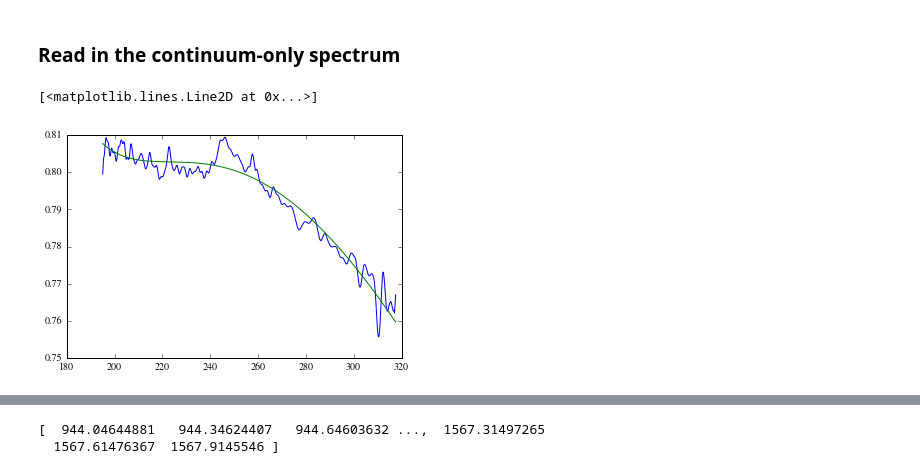
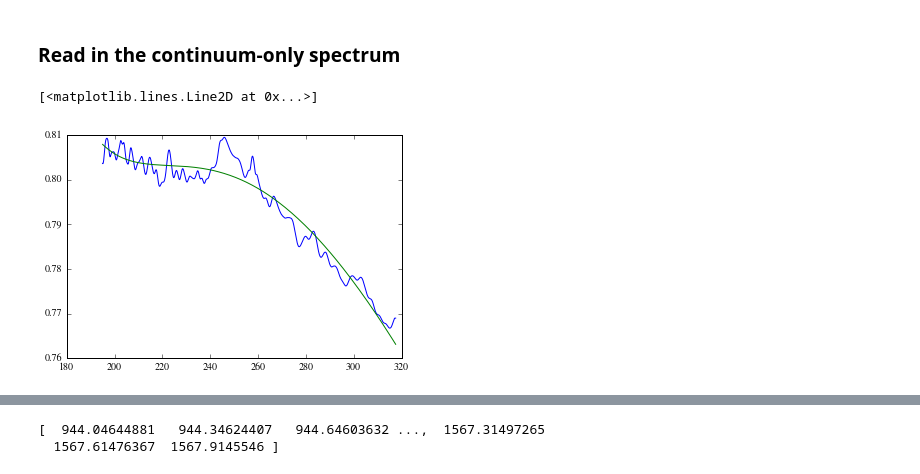
Before and after one commit to yaolun/sa, a Jupyter notebook: spire_products_comparison.ipynb, the cells around one changed output, grey strips where cells are left out. Cells and saved outputs as stored; diff of their text form; code cells hidden in the pictures.

```diff
--- a/spire_products_comparison.ipynb
+++ b/spire_products_comparison.ipynb
@@ -278,10 +339,14 @@ for i in [13,14,17,18,21,22]:
+# %%
+# Read the SECT-corrected continuum spectrum of each modules
+wl_sect_slw_cont, flux_sect_slw_cont = np.genfromtxt('/Users/yaolun/bhr71/bhr71_SECT/fitting_SECT/bhr71_SECT_slw_continuum.txt', skip_header=1).T
+wl_sect_ssw_cont, flux_sect_ssw_cont = np.genfromtxt('/Users/yaolun/bhr71/bhr71_SECT/fitting_SECT/bhr71_SECT_ssw_continuum.txt', skip_header=1).T
 # %% [markdown]
 ### Read in the continuum-only spectrum
 # %%
-wl_cont, flux_cont = np.genfromtxt('/Users/yaolun/test/bhr71_weighted/bhr71_ssw_weighted_sum_continuum.txt', skip_header=1, dtype='float').T
+wl_ssw_cont, flux_ssw_cont = np.genfromtxt('/Users/yaolun/test/bhr71_weighted/fitting/bhr71_ssw_weighted_sum_continuum.txt', skip_header=1, dtype='float').T
+wl_slw_cont, flux_slw_cont = np.genfromtxt('/Users/yaolun/test/bhr71_weighted/fitting/bhr71_slw_weighted_sum_continuum.txt', skip_header=1, dtype='float').T
+
 # wl_cor_cont, flux_cor_cont = np.genfromtxt('/Users/yaolun/bhr71/fitting/BHR71/spire/advanced_products/BHR71_spire_corrected_continuum.txt', skip_header=1, dtype='float').T
-wl_cor_cont, flux_cor_cont = np.genfromtxt('/Users/yaolun/bhr71/bhr71_SECT/BHR71_spire_corrected_continuum.txt', skip_header=1, dtype='float').T
-wl_cor_raw, flux_cor_raw = np.genfromtxt('/Users/yaolun/bhr71/bhr71_SECT/spire/data/BHR71_spire_corrected.txt',skip_header=1).T
 
 # wl_ssw_cor_raw = c/1e5/hdu_corrected[3].data.field(0)
 # flux_ssw_cor_raw = hdu_corrected[3].data.field(1)
@@ -298,16 +353,34 @@ wl_ssw_cor_trim = wl_cor_raw[(wl_cor_raw >= min(wl_cont)-0.01) & (wl_cor_raw <=
-# %%
-# compare with the SECT-corrected spectrum
-raw_ratio = flux_cont/flux_ssw_cor_cont
-plt.plot(wl_cont, raw_ratio)
-from scipy.signal import savgol_filter
-ratio_smooth = savgol_filter(raw_ratio, len(raw_ratio), 3)
-from scipy.optimize import curve_fit
-fit = np.polyfit(wl_cont, raw_ratio,1)
-func = np.poly1d(fit)
-plt.plot(wl_cont, ratio_smooth)
-# plt.plot(np.hstack((wl_ssw_cor, wl_slw_cor)), func(np.hstack((wl_ssw_cor, wl_slw_cor))))
-# plt.xlim([200,330])
-# plt.ylim([0.75,0.85])
-# %% [output]
-[<matplotlib.lines.Line2D at 0x...>]
-[figure, removed]
+# %%
+# Trim spectra
+# SSW
+flux_ssw_cor_cont = flux_cor_cont[(wl_cor_cont <= max(wl_ssw_cont))]
+wl_ssw_cor_cont = wl_cor_cont[(wl_cor_cont <= max(wl_ssw_cont))]
+
+flux_ssw_cont = flux_ssw_cont[wl_ssw_cont >= min(wl_ssw_cor_cont)]
+wl_ssw_cont = wl_ssw_cont[wl_ssw_cont >= min(wl_ssw_cor_cont)]
+
+flux_ssw_cor_trim = flux_cor_raw[(wl_cor_raw >= min(wl_ssw_cont)-0.01) & (wl_cor_raw <= max(wl_ssw_cont)+0.01)]
+wl_ssw_cor_trim = wl_cor_raw[(wl_cor_raw >= min(wl_ssw_cont)-0.01) & (wl_cor_raw <= max(wl_ssw_cont)+0.01)]
+
+# SLW
+flux_slw_cor_cont = flux_cor_cont[(wl_cor_cont <= max(wl_slw_cont)+0.01) & (wl_cor_cont >= min(wl_slw_cont)-0.01)]
+wl_slw_cor_cont = wl_cor_cont[(wl_cor_cont <= max(wl_slw_cont)+0.01) & (wl_cor_cont >= min(wl_slw_cont)-0.01)]
+
+flux_slw_cont = flux_slw_cont[(wl_slw_cont >= min(wl_slw_cor_cont)-0.01) & (wl_slw_cont <= max(wl_slw_cor_cont)+0.01)]
+wl_slw_cont = wl_slw_cont[(wl_slw_cont >= min(wl_slw_cor_cont)-0.01) & (wl_slw_cont <= max(wl_slw_cor_cont)+0.01)]
+
+flux_slw_cor_trim = flux_cor_raw[(wl_cor_raw >= min(wl_slw_cont)-0.01) & (wl_cor_raw <= max(wl_slw_cont)+0.01)]
+wl_slw_cor_trim = wl_cor_raw[(wl_cor_raw >= min(wl_slw_cont)-0.01) & (wl_cor_raw <= max(wl_slw_cont)+0.01)]
+# %%
+# compare with the SECT-corrected spectrum
+# SSW
+raw_ssw_ratio = flux_ssw_cont/flux_sect_ssw_cont
+plt.plot(wl_ssw_cont[wl_ssw_cont >= 195.], raw_ssw_ratio[wl_ssw_cont >= 195.])
+from scipy.signal import savgol_filter
+# trim the spectrum because the smoothing requires the window length be an odd number
+raw_ssw_ratio_trim = raw_ssw_ratio[wl_ssw_cont >= 195.]
+ratio_ssw_smooth = savgol_filter(raw_ssw_ratio_trim, len(raw_ssw_ratio_trim)-1, 3)
+plt.plot(wl_ssw_cont[wl_ssw_cont > 195.], ratio_ssw_smooth)
+# %% [output]
+[<matplotlib.lines.Line2D at 0x...>]
+[figure, added]
```
Also changed, not shown: parts of 18 cells of this notebook.
